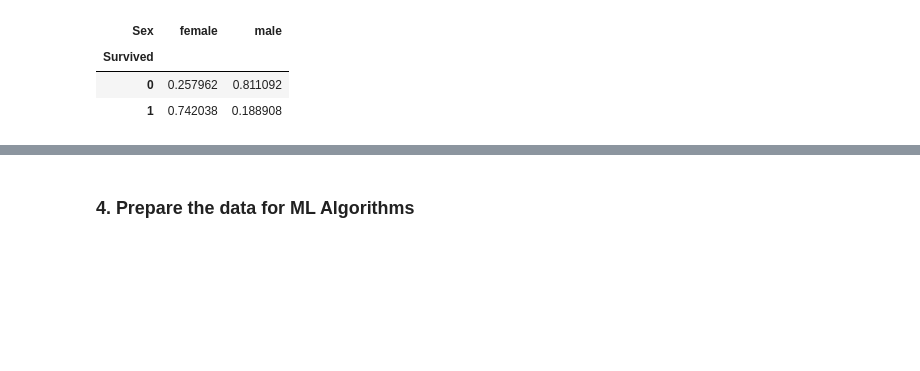
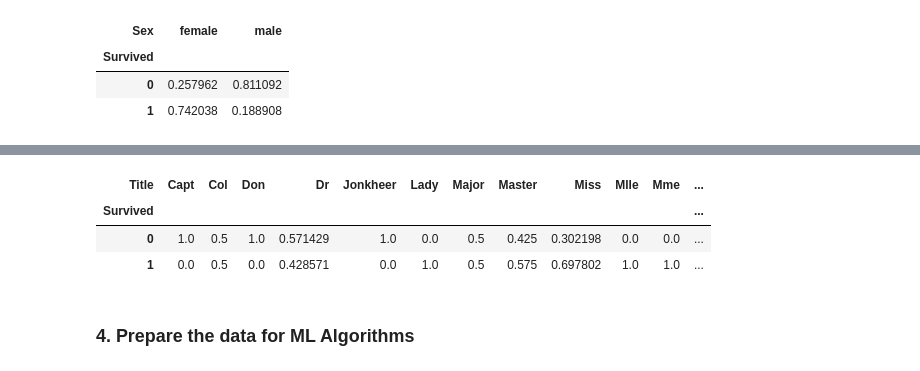
Before and after one commit to caiomts/infamous-ml-projects, a Jupyter notebook: notebooks/titanic.ipynb, the cells around one changed output, grey strips where cells are left out. Saved outputs shown, nothing was run; the diff lists cells and outputs as text; code cells hidden in the pictures; blank space fills up the shorter version.

```diff
--- a/notebooks/titanic.ipynb
+++ b/notebooks/titanic.ipynb
@@ -224,3 +250,6 @@ pd.crosstab(train_eda['Survived'], train_eda['Sex'], normalize='columns')
 | Survived |  |  |
 | 0 | 0.257962 | 0.811092 |
 | 1 | 0.742038 | 0.188908 |
+# %%
+# Title
+train_eda['Title'] = train_eda.Name.apply(lambda name: name.split(',')[1].split('.')[0].strip())
@@ -227,3 +272,10 @@ pd.crosstab(train_eda['Survived'], train_eda['Sex'], normalize='columns')
+# %%
+pd.crosstab(train_eda['Survived'], train_eda['Title'], normalize='columns')
+# %% [output]
+| Title | Capt | Col | Don | Dr | Jonkheer | Lady | Major | Master | Miss | Mlle | Mme | ... |
+| Survived |  |  |  |  |  |  |  |  |  |  |  | ... |
+| 0 | 1.0 | 0.5 | 1.0 | 0.571429 | 1.0 | 0.0 | 0.5 | 0.425 | 0.302198 | 0.0 | 0.0 | ... |
+| 1 | 0.0 | 0.5 | 0.0 | 0.428571 | 0.0 | 1.0 | 0.5 | 0.575 | 0.697802 | 1.0 | 1.0 | ... |
 # %% [markdown]
 ### 4. Prepare the data for ML Algorithms
 # %%
```
Also changed, not shown: parts of 32 cells of this notebook.
